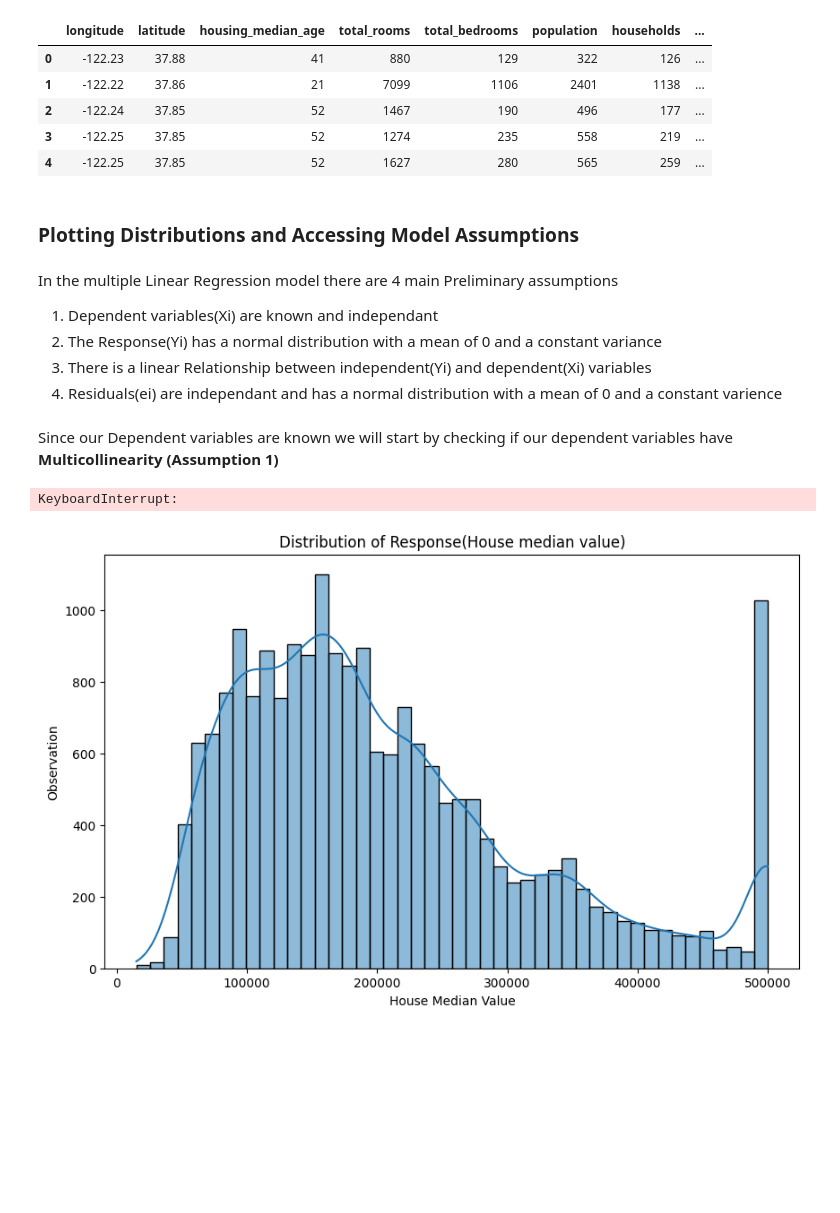
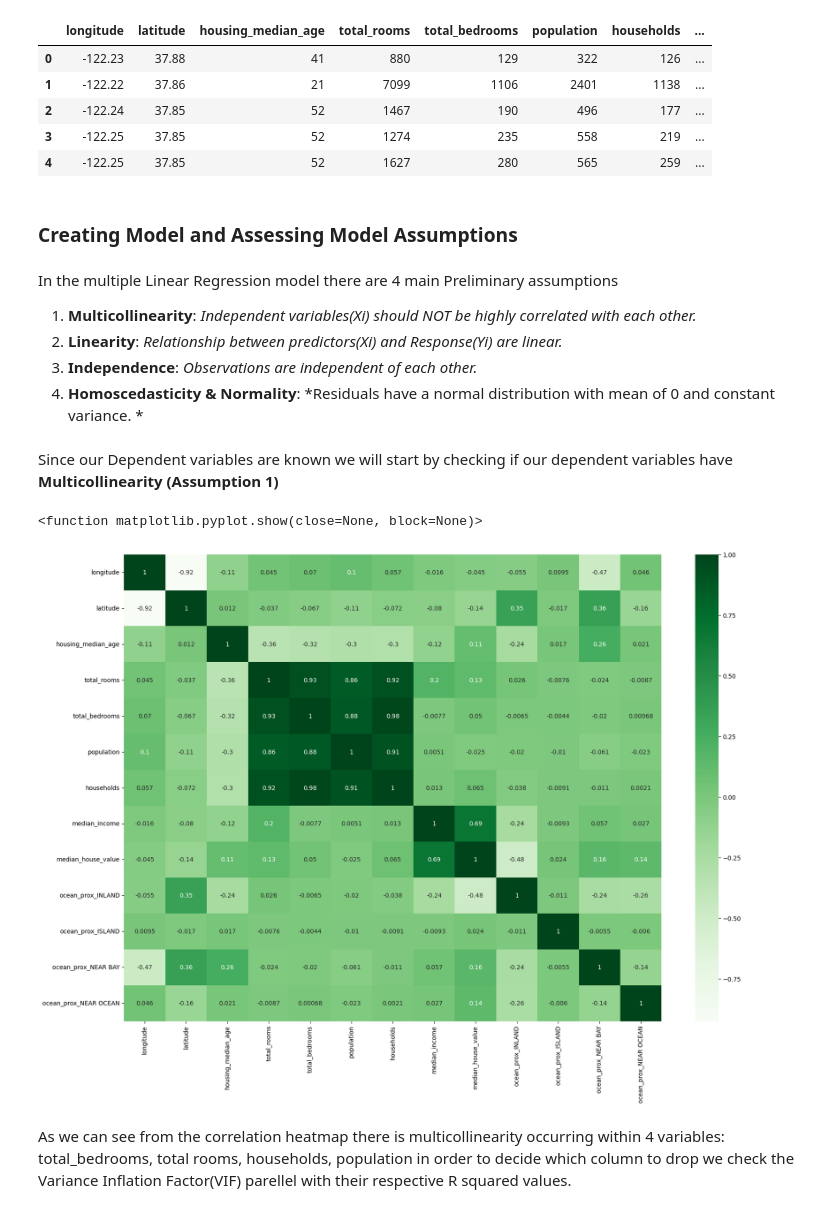
Before and after one commit to MiruSTAT/ML-HousePrices, a Jupyter notebook: Linear-Regression.ipynb, the cells around one changed output. Drawn from its saved outputs; the diff is of its cells as text; code cells hidden in the pictures; blank space fills up the shorter version.

Commit message:
added Introduction and checked Multicollinearity

```diff
--- a/Linear-Regression.ipynb
+++ b/Linear-Regression.ipynb
@@ -171,28 +195,24 @@ df.head()
 | 3 | -122.25 | 37.85 | 52 | 1274 | 235 | 558 | 219 | ... |
 | 4 | -122.25 | 37.85 | 52 | 1627 | 280 | 565 | 259 | ... |
 # %% [markdown]
-### **Plotting Distributions and Accessing Model Assumptions**
+### **Creating Model and Assessing Model Assumptions**
 # %% [markdown]
 In the multiple Linear Regression model there are 4 main Preliminary assumptions
 
-1. Dependent variables(Xi) are known and independant
-2. The Response(Yi) has a normal distribution with a mean of 0 and a constant variance
-3. There is a linear Relationship between independent(Yi) and dependent(Xi) variables
-4. Residuals(ei) are independant and has a normal distribution with a mean of 0 and a constant varience
+1. **Multicollinearity**: *Independent variables(Xi) should NOT be highly correlated with each other.*
+2. **Linearity**: *Relationship between predictors(Xi) and Response(Yi) are linear.*
+3. **Independence**: *Observations are independent of each other.*
+4. **Homoscedasticity & Normality**: *Residuals have a normal distribution with mean of 0 and constant variance. *
 # %% [markdown]
 Since our Dependent variables are known we will start by checking if our dependent variables have **Multicollinearity (Assumption 1)**
 # %%
-plt.figure(figsize=(10,6))
-sns.heatmap(df,annot=True)
-plt.show()
+corr = df.corr(numeric_only=True)
+
+plt.figure(figsize=(20,14))
+sns.heatmap(corr,annot=True,cmap="Greens")
+plt.show
 # %% [output]
-KeyboardInterrupt:
+<function matplotlib.pyplot.show(close=None, block=None)>
+[figure, added]
-# %%
-plt.figure(figsize=(10,6))
-sns.histplot(df["median_house_value"],kde = True)
-plt.title("Distribution of Response(House median value)")
-plt.xlabel("House Median Value")
-plt.ylabel("Observation")
-plt.show()
-# %% [output]
-[figure, removed]
+# %% [markdown]
+As we can see from the correlation heatmap there is multicollinearity occurring within 4 variables: total_bedrooms, total rooms, households, population in order to decide which column to drop we check the Variance Inflation Factor(VIF) parellel with their respective R squared values.
```
Also changed, not shown: parts of 19 cells of this notebook.
